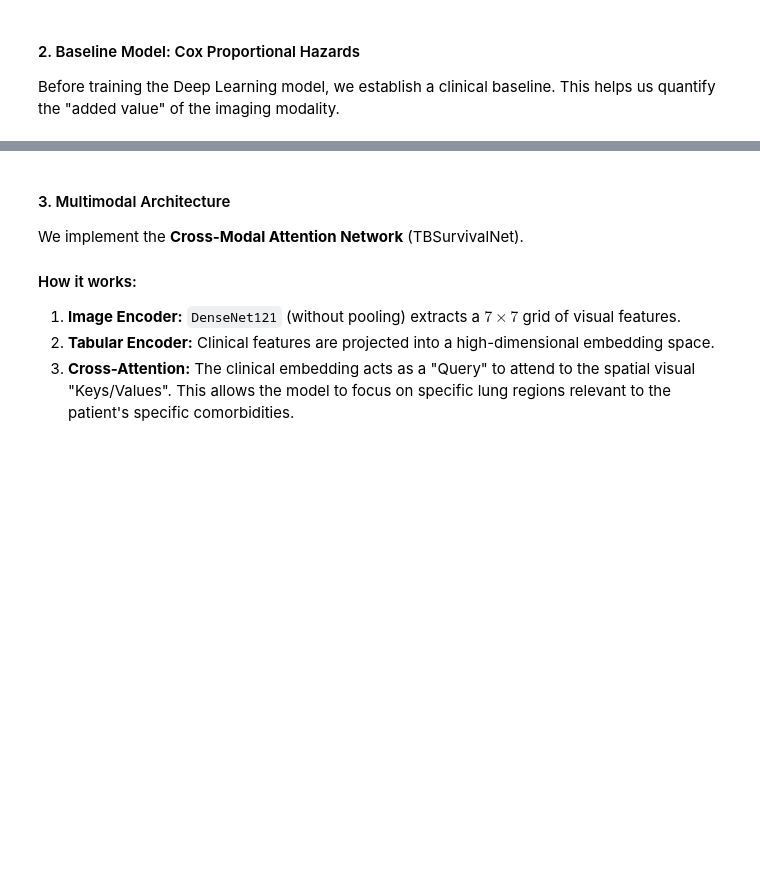
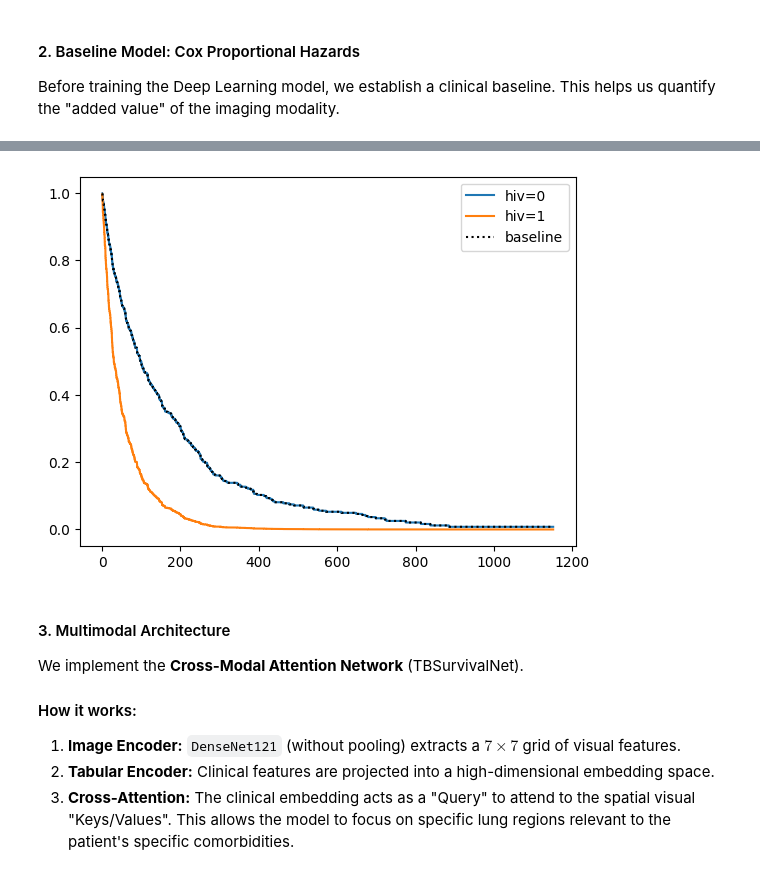
Before and after one commit to ikechukwuUE/tb-cxr-survival, a Jupyter notebook: notebooks/01_tb_cxr_survival.ipynb, the cells around one changed output, grey strips where cells are left out. Saved outputs shown, nothing was run; the diff lists cells and outputs as text; code cells hidden in the pictures; blank space fills up the shorter version.

```diff
--- a/notebooks/01_tb_cxr_survival.ipynb
+++ b/notebooks/01_tb_cxr_survival.ipynb
@@ -295,3 +327,7 @@ hemoglobin   1.025245  5.554663e-01
+# %%
+cph.plot_covariate_groups('hiv', values=[0, 1]);
+# %% [output]
+[figure, added]
 # %% [markdown]
 #### 3. Multimodal Architecture
 
```
Also changed, not shown: parts of 11 cells of this notebook, 6 other files.
